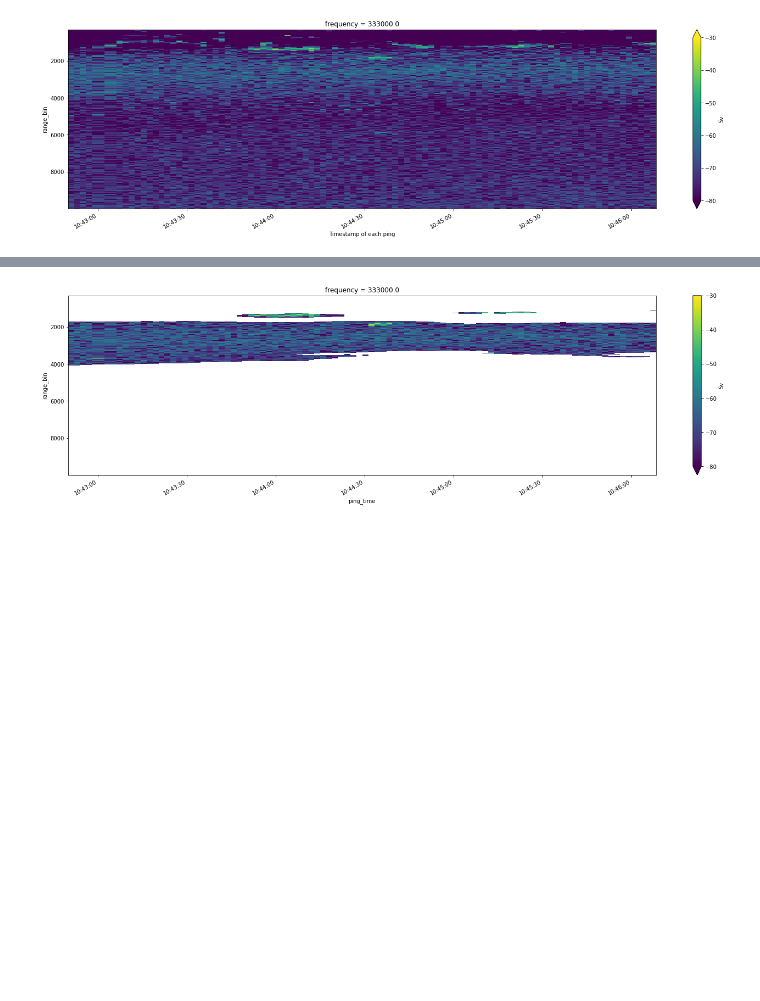
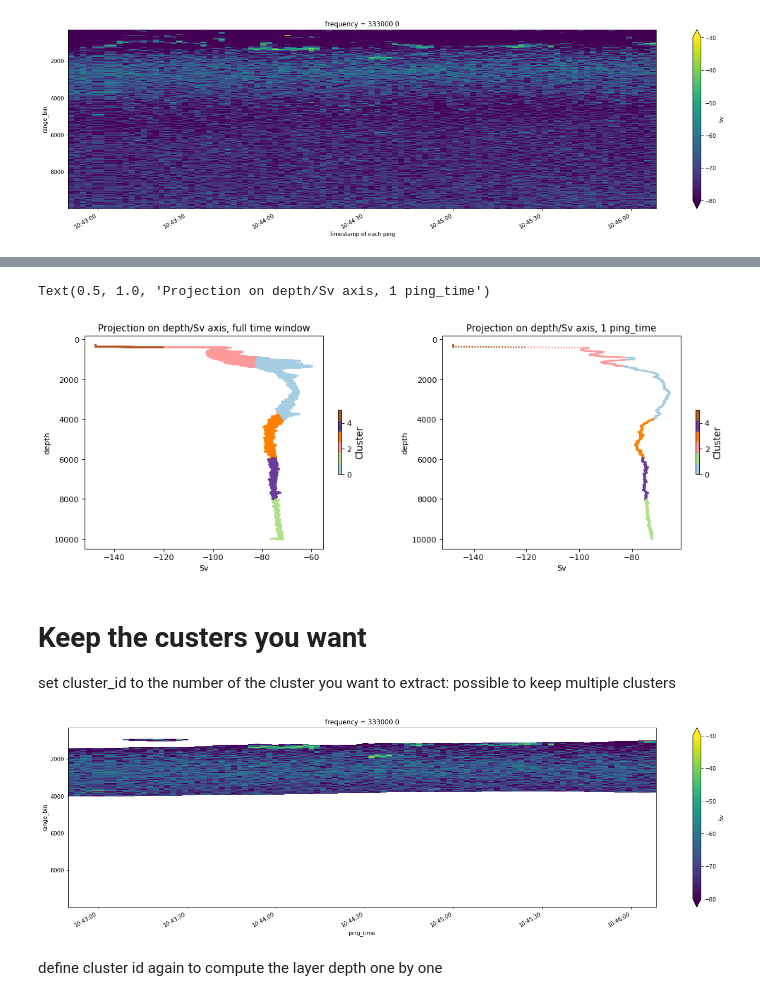
Before and after one commit to loicbachelot/owh-proj-bioacoustics, a Jupyter notebook: bioacoustics/layer_extraction/clustering.ipynb, the cells around one changed output, grey strips where cells are left out. Saved outputs shown, nothing was run; the diff lists cells and outputs as text; code cells hidden in the pictures; blank space fills up the shorter version.

```diff
--- a/bioacoustics/layer_extraction/kmean.ipynb
+++ b/bioacoustics/layer_extraction/clustering.ipynb
@@ -165,0 +198,28 @@ fig.savefig('kmean.png')
+# %%
+fig, ax = plt.subplots(ncols=2, figsize=(15, 5), dpi=80)
+sc = ax[0].scatter(stacked['Sv_smooth'].data, stacked['range_bin'].data, s=1, c=stacked['clusters_kmean'], cmap=plt.cm.get_cmap('Paired', N_CLUSTERS))
+cbar = plt.colorbar(sc, ax=ax[0], shrink=0.3)
+cbar.set_label('Cluster', fontsize=12)
+ax[0].set_ylabel('depth')
+ax[0].set_xlabel('Sv')
+# ax[0].plot([-78, instant['Sv_smooth'].max()], [4500, 4500], color = 'r')
+# ax[0].plot([-78, -78], [0, 4500], color = 'r')
+ax[0].invert_yaxis()
+ax[0].set_title('Projection on depth/Sv axis, full time window')
+
+instant = res.isel(ping_time=10)
+sc = ax[1].scatter(instant['Sv_smooth'].data, instant['range_bin'].data, s=1, c=instant['clusters_kmean'], cmap=plt.cm.get_cmap('Paired', N_CLUSTERS))
+cbar = plt.colorbar(sc, ax=ax[1], shrink=0.3)
+cbar.set_label('Cluster', fontsize=12)
+ax[1].set_ylabel('depth')
+ax[1].set_xlabel('Sv')
+# ax[1].plot([-78, instant['Sv_smooth'].max()], [4500, 4500], color = 'r')
+# ax[1].plot([-78, -78], [0, 4500], color = 'r')
+ax[1].invert_yaxis()
+ax[1].set_title('Projection on depth/Sv axis, 1 ping_time')
+# %% [output]
+Text(0.5, 1.0, 'Projection on depth/Sv axis, 1 ping_time')
+[figure, added]
+# %% [markdown]
+# Keep the custers you want
+set cluster_id to the number of the cluster you want to extract: possible to keep multiple clusters
@@ -166,6 +228,6 @@ fig.savefig('kmean.png')
 # %%
-fig = res['Sv'].where(res['clusters']==2).plot(x='ping_time', size=6, aspect=4, cmap="viridis", vmin=-80, vmax=-30)
+fig = res['Sv'].where(np.isin(res['clusters_kmean'].data, cluster_id)).plot(x='ping_time', size=6, aspect=4, cmap="viridis", vmin=-80, vmax=-30)
 plt.gca().invert_yaxis()
 # %% [output]
-[figure, old version]
+[figure, new version]
 # %%
@@ -172,0 +235,2 @@ fig.figure.savefig('kmean_applied.png')
+# %% [markdown]
+define cluster id again to compute the layer depth one by one
```
Also changed, not shown: parts of 29 cells of this notebook.
